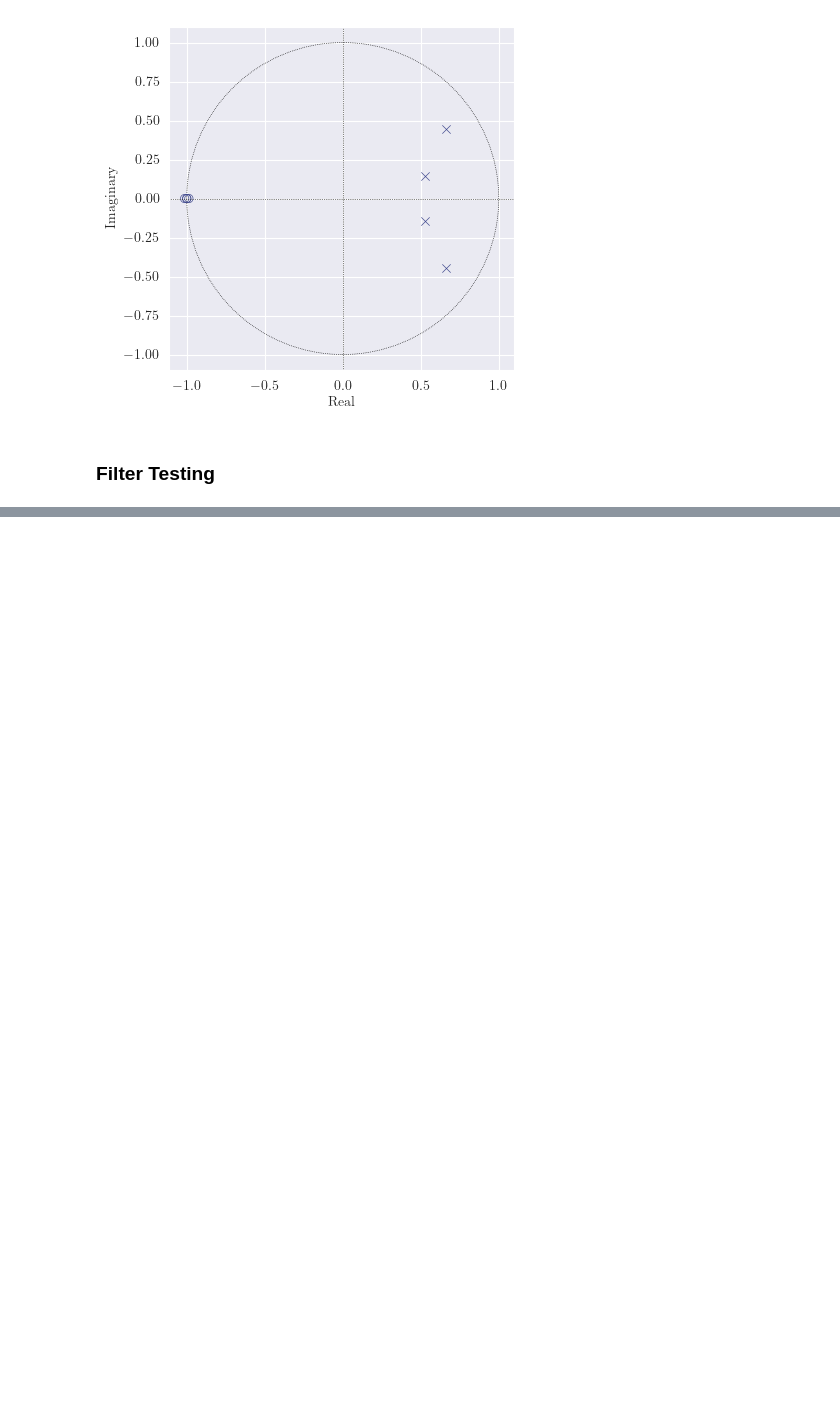
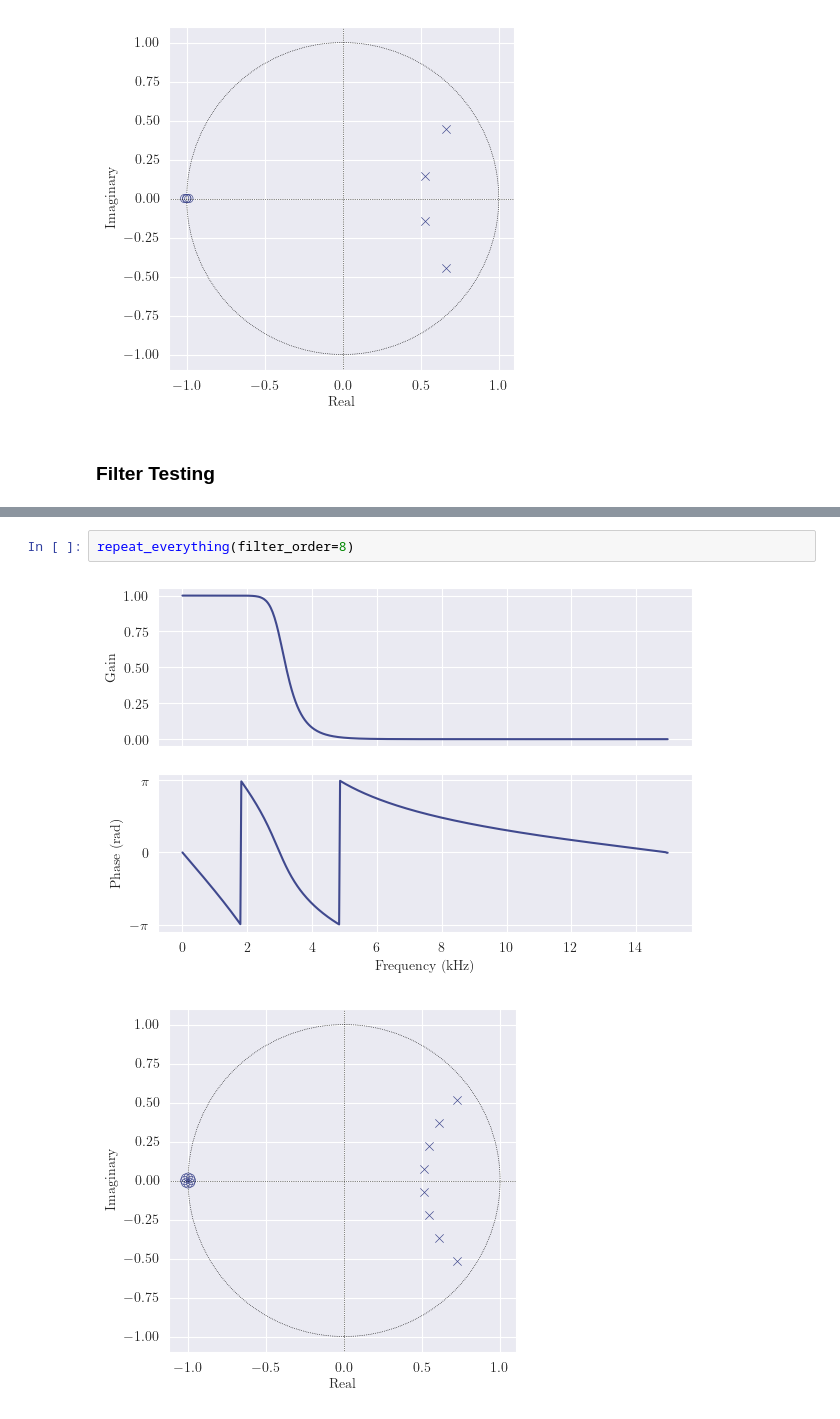
Before and after one commit to deren-teo/elec4620, a Jupyter notebook: a2/src/q7_8_butterworth.ipynb, the cells around one changed output, grey strips where cells are left out. Saved outputs shown, nothing was run; the diff lists cells and outputs as text; blank space fills up the shorter version.

```diff
--- a/a2/src/q7_8_butterworth.ipynb
+++ b/a2/src/q7_8_butterworth.ipynb
@@ -149,0 +187,5 @@ test_filter(bq, aq, n_trials=25, seed=42, fname="q7_q4th_stability.png")
+# %%
+repeat_everything(filter_order=8)
+# %% [output]
+[figure, added]
+[figure, added]
```
Also changed, not shown: parts of 8 cells of this notebook, 25 other files.
